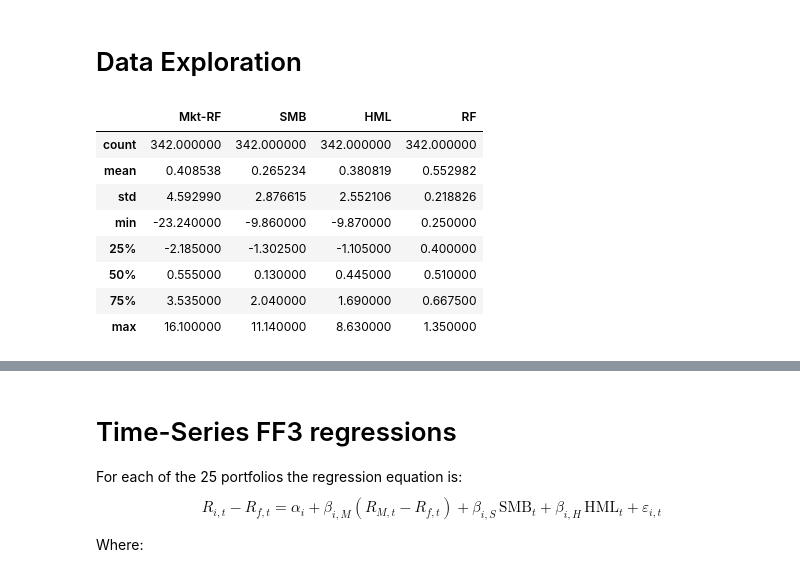
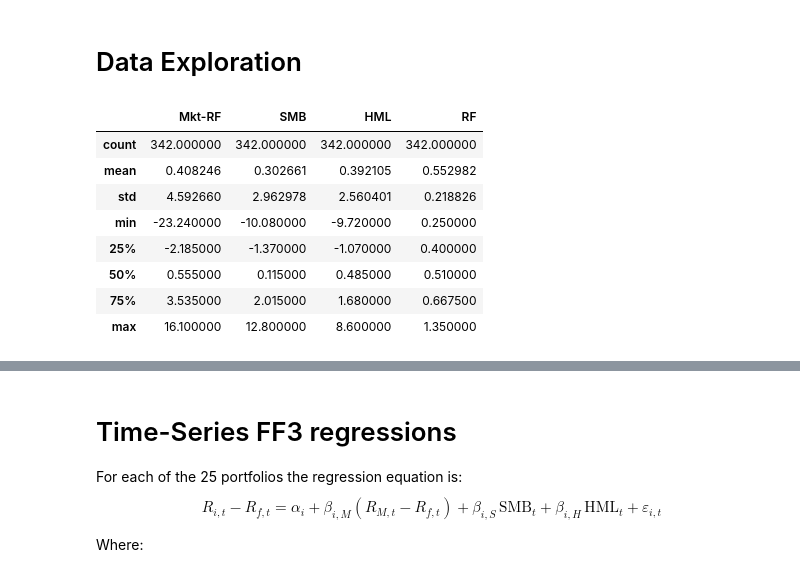
Before and after one commit to adrymmm/Empirical_AssetPricing_FamaFrench, a Jupyter notebook: notebooks/02_replication.ipynb, the cells around one changed output, grey strips where cells are left out. Cells and saved outputs as stored; diff of their text form; code cells hidden in the pictures.

Commit message:
Replaced FF3 dataframe with FF5 superset dataframe. Expanded README.md.

```diff
--- a/notebooks/02_replication.ipynb
+++ b/notebooks/02_replication.ipynb
@@ -10,46 +10,48 @@ In the paper they used the date range = [July 1963 - December 1991]
 PATH = '../data/processed'
 
 # Loading processed dfs
-fact = pd.read_parquet(f'{PATH}/ff_factors_monthly.parquet')
+ff5 = pd.read_parquet(f'{PATH}/ff5_factors_monthly.parquet')
 port = pd.read_parquet(f'{PATH}/ff_portfolios_25_monthly.parquet')
 
+# Filtering FF5 columns to convert to FF3
+ff3 = ff5[['Date', 'Mkt-RF', 'SMB', 'HML', 'RF']].copy()
+
 # Filtering date to year range
-fact = fact[fact['Date'].between('1963-07-01', '1991-12-31')]
+ff3 = ff3[ff3['Date'].between('1963-07-01', '1991-12-31')]
 port = port[port['Date'].between('1963-07-01', '1991-12-31')]
 
 # Robustness check
-assert len(fact) == len(port), 'Observation sizes do not match'
-assert fact['Date'].equals(port['Date']), "Dates don't match"
+assert len(ff3) == len(port), 'Observation sizes do not match'
 
 # Creating list from columns except Date
-fact_cols = [c for c in fact.columns if c != 'Date']
+ff3_cols = [c for c in ff3.columns if c != 'Date']
 port_cols = [c for c in port.columns if c != 'Date']
 
 # Applying numeric transformation
-fact[fact_cols] = fact[fact_cols].apply(pd.to_numeric, errors='coerce')
+ff3[ff3_cols] = ff3[ff3_cols].apply(pd.to_numeric, errors='coerce')
 port[port_cols] = port[port_cols].apply(pd.to_numeric, errors='coerce')
 # %% [markdown]
 # Data Exploration
 # %%
 # Creating copies for descriptive stats
-fact_stat = fact.copy()
+ff3_stat = ff3.copy()
 port_stat = port.copy()
 
 # Setting Date as index
-fact_stat.set_index('Date', inplace=True)
+ff3_stat.set_index('Date', inplace=True)
 port_stat.set_index('Date', inplace=True)
 # %%
-fact_stat.describe()
+ff3_stat.describe()
 # %% [output]
 |  | Mkt-RF | SMB | HML | RF |
 | count | 342.000000 | 342.000000 | 342.000000 | 342.000000 |
-| mean | 0.408538 | 0.265234 | 0.380819 | 0.552982 |
-| std | 4.592990 | 2.876615 | 2.552106 | 0.218826 |
-| min | -23.240000 | -9.860000 | -9.870000 | 0.250000 |
-| 25% | -2.185000 | -1.302500 | -1.105000 | 0.400000 |
-| 50% | 0.555000 | 0.130000 | 0.445000 | 0.510000 |
-| 75% | 3.535000 | 2.040000 | 1.690000 | 0.667500 |
-| max | 16.100000 | 11.140000 | 8.630000 | 1.350000 |
+| mean | 0.408246 | 0.302661 | 0.392105 | 0.552982 |
+| std | 4.592660 | 2.962978 | 2.560401 | 0.218826 |
+| min | -23.240000 | -10.080000 | -9.720000 | 0.250000 |
+| 25% | -2.185000 | -1.370000 | -1.070000 | 0.400000 |
+| 50% | 0.555000 | 0.115000 | 0.485000 | 0.510000 |
+| 75% | 3.535000 | 2.015000 | 1.680000 | 0.667500 |
+| max | 16.100000 | 12.800000 | 8.600000 | 1.350000 |
 # %%
 port_stat.describe()
 # %% [output]
```
Also changed, not shown: parts of 7 cells of this notebook, 10 other files.
